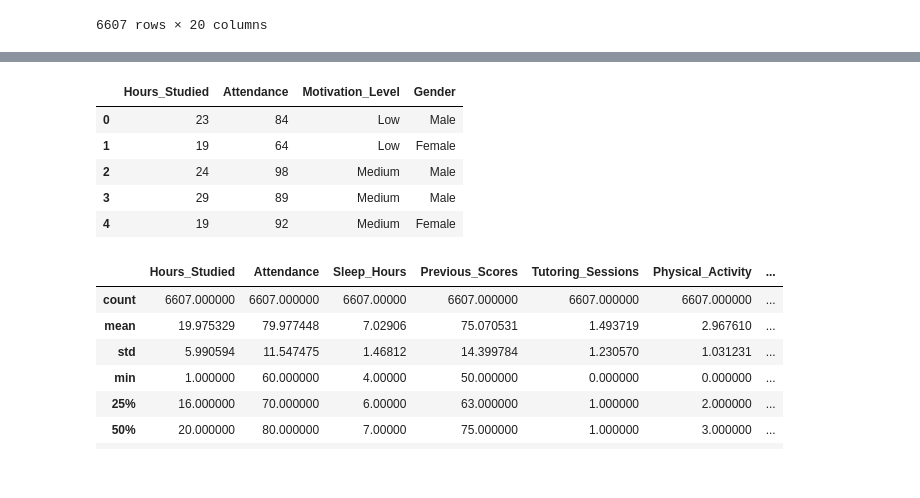
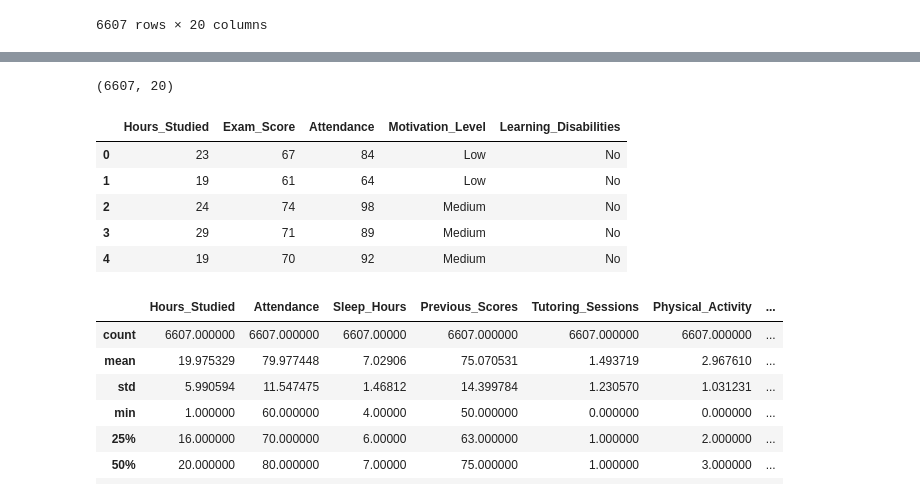
Before and after one commit to CuriousPercibal/info_era_peldak, a Jupyter notebook: LinearRegression.ipynb, the cells around one changed output, grey strips where cells are left out. Cells and saved outputs as stored; diff of their text form; code cells hidden in the pictures.

```diff
--- a/LinearRegression.ipynb
+++ b/LinearRegression.ipynb
@@ -10,7 +9,7 @@ import plotly.graph_objects as go
 
 hivatkozás: https://www.kaggle.com/datasets/lainguyn123/student-performance-factors?select=StudentPerformanceFactors.csv
 # %%
-df = pd.read_csv("data/StudentPerformanceFactors.csv", header=0)
+df = pd.read_csv("data/StudentPerformanceFactors.csv", header=0, delimiter=",")
 df
 # %% [output]
 |  | Hours_Studied | Attendance | Parental_Involvement | Access_to_Resources | Extracurricular_Activities | ... |
@@ -29,12 +39,16 @@ df
+# %%
+df.values.shape
+# %% [output]
+(6607, 20)
 # %%
-df[["Hours_Studied", "Attendance", "Motivation_Level", "Gender"]].head()
+df[["Hours_Studied", "Exam_Score", "Attendance", "Motivation_Level", "Learning_Disabilities"]].head()
 # %% [output]
-|  | Hours_Studied | Attendance | Motivation_Level | Gender |
-| 0 | 23 | 84 | Low | Male |
-| 1 | 19 | 64 | Low | Female |
-| 2 | 24 | 98 | Medium | Male |
-| 3 | 29 | 89 | Medium | Male |
-| 4 | 19 | 92 | Medium | Female |
+|  | Hours_Studied | Exam_Score | Attendance | Motivation_Level | Learning_Disabilities |
+| 0 | 23 | 67 | 84 | Low | No |
+| 1 | 19 | 61 | 64 | Low | No |
+| 2 | 24 | 74 | 98 | Medium | No |
+| 3 | 29 | 71 | 89 | Medium | No |
+| 4 | 19 | 70 | 92 | Medium | No |
 # %%
 df.describe()
 # %% [output]
```
Also changed, not shown: parts of 14 cells of this notebook, 1 other file.
